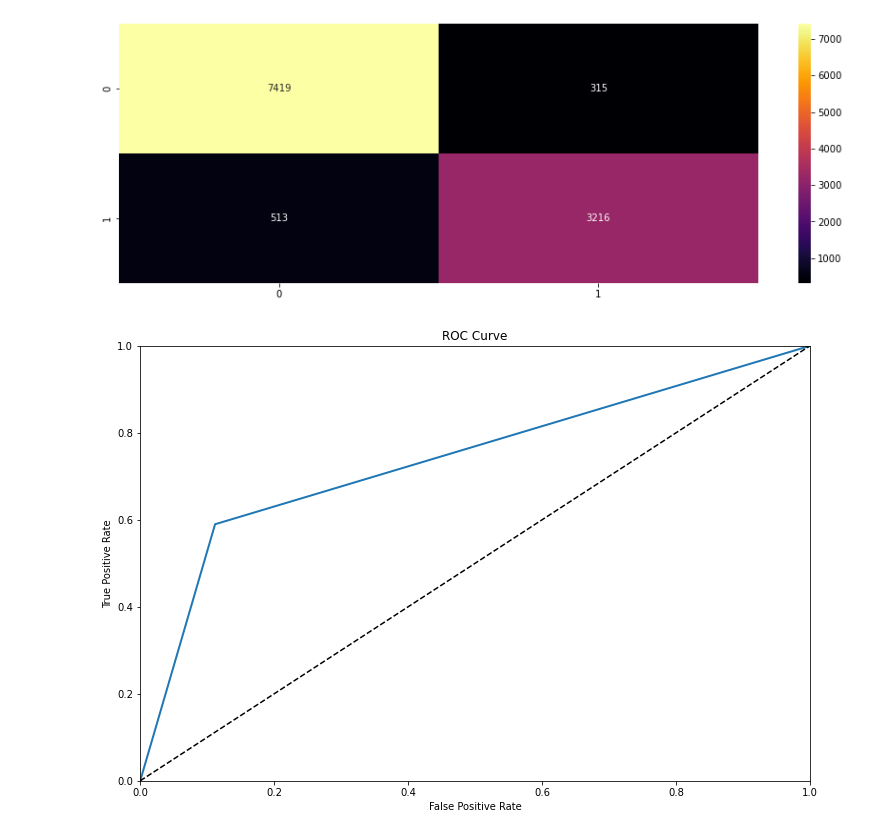
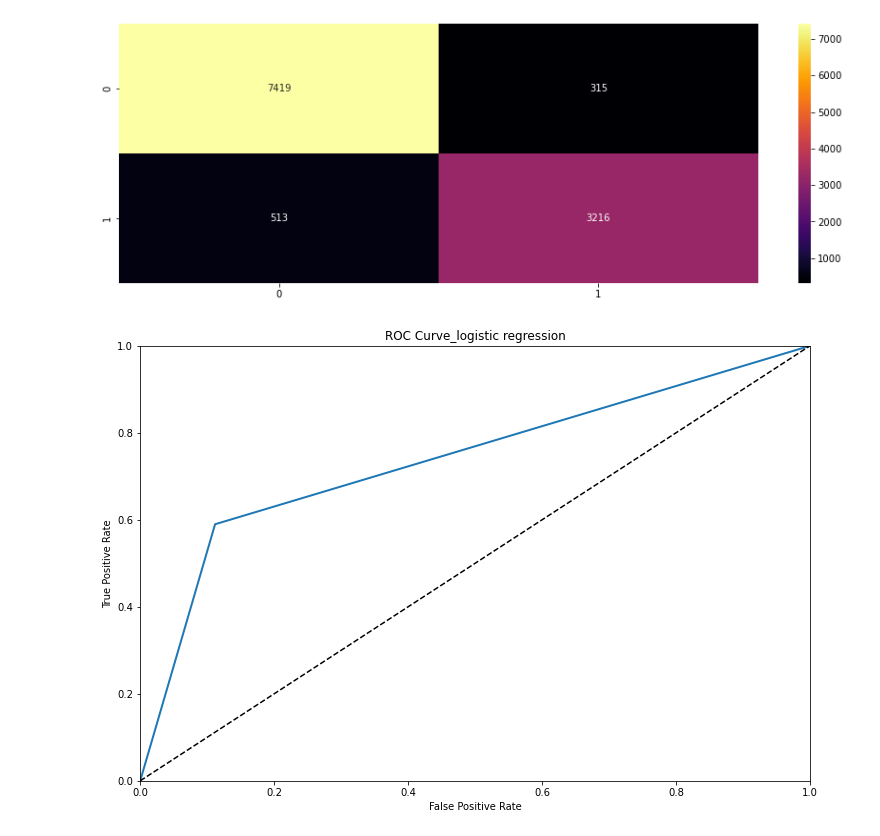
Before and after one commit to CMA-PRATIM/FINANCE, a Jupyter notebook: Credit_Risk_Analysis.ipynb, the cells around one changed output. Cells and saved outputs as stored; diff of their text form; code cells hidden in the pictures.

```diff
--- a/Credit_Risk_Analysis.ipynb
+++ b/Credit_Risk_Analysis.ipynb
@@ -586,20 +586,20 @@ weighted avg       0.93      0.93      0.93     11463
 # %%
 from sklearn.metrics import roc_curve
 
 def plot_roc_curve(fpr, tpr, label=None):
     plt.plot(fpr, tpr, linewidth=2, label=label)
     plt.plot([0, 1], [0, 1], "k--")
     plt.axis([0, 1, 0, 1])
     plt.xlabel('False Positive Rate')
     plt.ylabel('True Positive Rate')
-    plt.title('ROC Curve')
+    plt.title('ROC Curve_logistic regression')
 
 fpr, tpr, thresholds = roc_curve(y_test.values, y_pred)
 plt.figure(figsize=(12,8));
 plot_roc_curve(fpr, tpr)
 plt.show()
 # %% [output]
-[figure, old version]
+[figure, new version]
 # %%
 def plot_roc_curve(fpr, tpr, label=None):
     plt.plot(fpr, tpr, linewidth=2, label=label)
```
Also changed, not shown: parts of 1 cell of this notebook.
